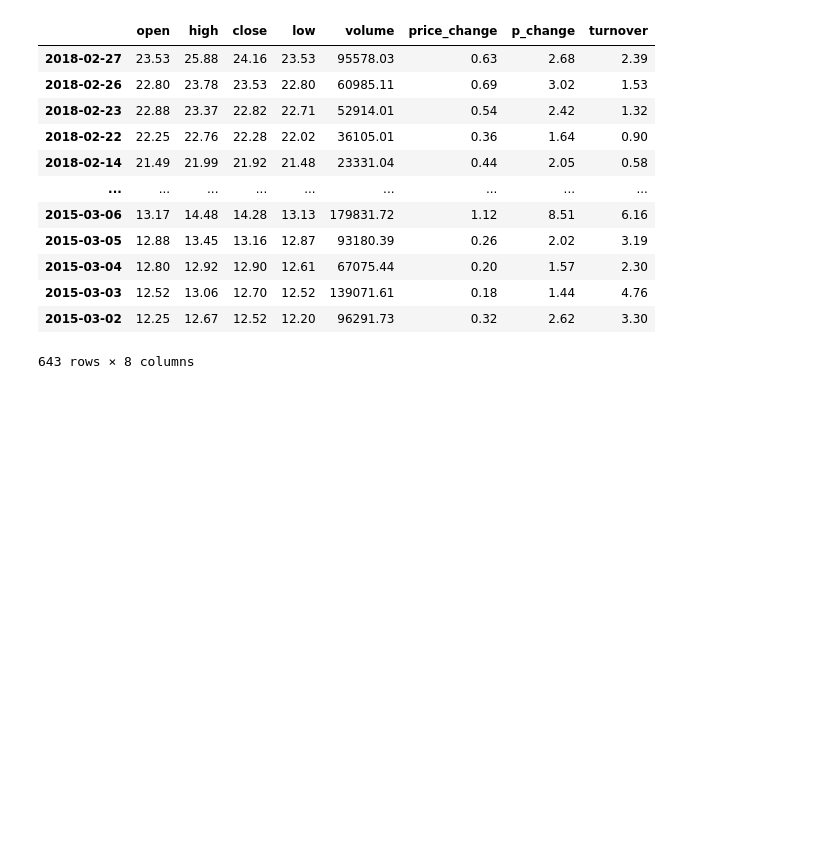
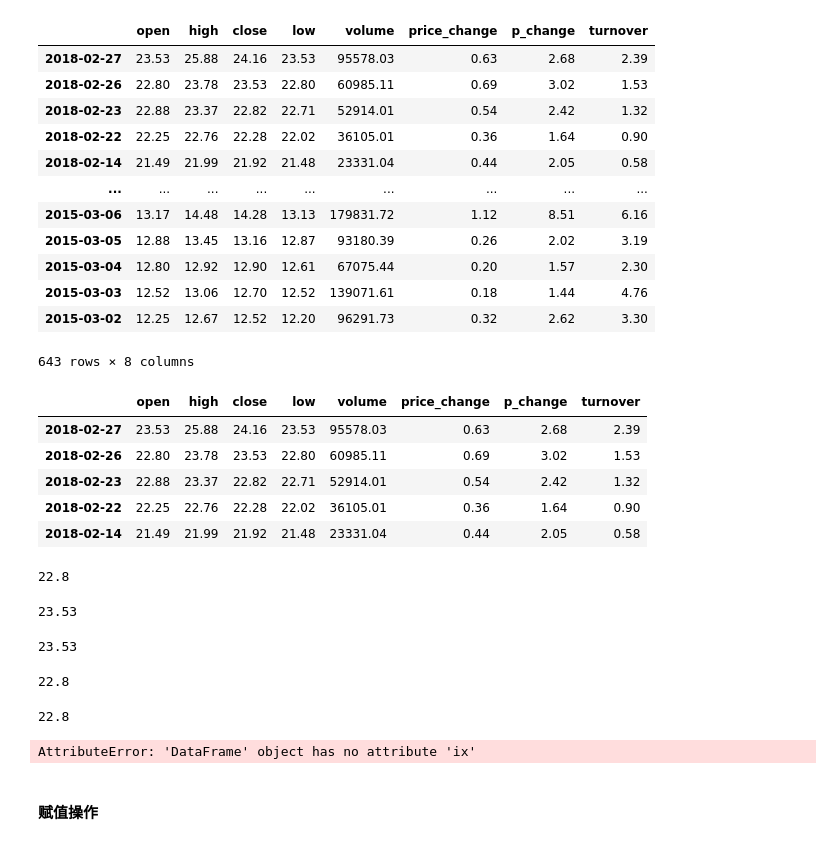
Before and after one commit to unluckynike/DataMining, a Jupyter notebook: day3/pands_demo.ipynb, the cells around one changed output. Cells and saved outputs as stored; diff of their text form; code cells hidden in the pictures; blank space fills up the shorter version.

```diff
--- a/day3/pands_demo.ipynb
+++ b/day3/pands_demo.ipynb
@@ -456,3 +456,21 @@ data
 | 2015-03-03 | 12.52 | 13.06 | 12.70 | 12.52 | 139071.61 | 0.18 | 1.44 | 4.76 |
 | 2015-03-02 | 12.25 | 12.67 | 12.52 | 12.20 | 96291.73 | 0.32 | 2.62 | 3.30 |
 643 rows × 8 columns
+# %%
+data.head()
+# %% [output]
+|  | open | high | close | low | volume | price_change | p_change | turnover |
+| 2018-02-27 | 23.53 | 25.88 | 24.16 | 23.53 | 95578.03 | 0.63 | 2.68 | 2.39 |
+| 2018-02-26 | 22.80 | 23.78 | 23.53 | 22.80 | 60985.11 | 0.69 | 3.02 | 1.53 |
+| 2018-02-23 | 22.88 | 23.37 | 22.82 | 22.71 | 52914.01 | 0.54 | 2.42 | 1.32 |
+| 2018-02-22 | 22.25 | 22.76 | 22.28 | 22.02 | 36105.01 | 0.36 | 1.64 | 0.90 |
+| 2018-02-14 | 21.49 | 21.99 | 21.92 | 21.48 | 23331.04 | 0.44 | 2.05 | 0.58 |
+# %%
+# 直接索引 先列后行
+data["open"]["2018-02-26"]
+# %% [output]
+22.8
+# %%
+data["close"]["2018-02-26"]
+# %% [output]
+23.53
@@ -458,0 +479,23 @@ data
+# %%
+# 按名字索引
+data.loc["2018-02-26"]["close"]
+# %% [output]
+23.53
+# %%
+data.loc["2018-02-26", "open"]
+# %% [output]
+22.8
+# %%
+# 数字索引
+data.iloc[1,0]
+# %% [output]
+22.8
+# %%
+# 组合索引
+# 获取行第1天到第4天，['open', 'close', 'high', 'low']这个四个指标的结果
+data.ix[:4, ['open', 'close', 'high', 'low']]
+# 已经不再使用
+# %% [output]
+AttributeError: 'DataFrame' object has no attribute 'ix'
+# %% [markdown]
+#### 赋值操作
```
Also changed, not shown: parts of 26 cells of this notebook, 1 other file.
